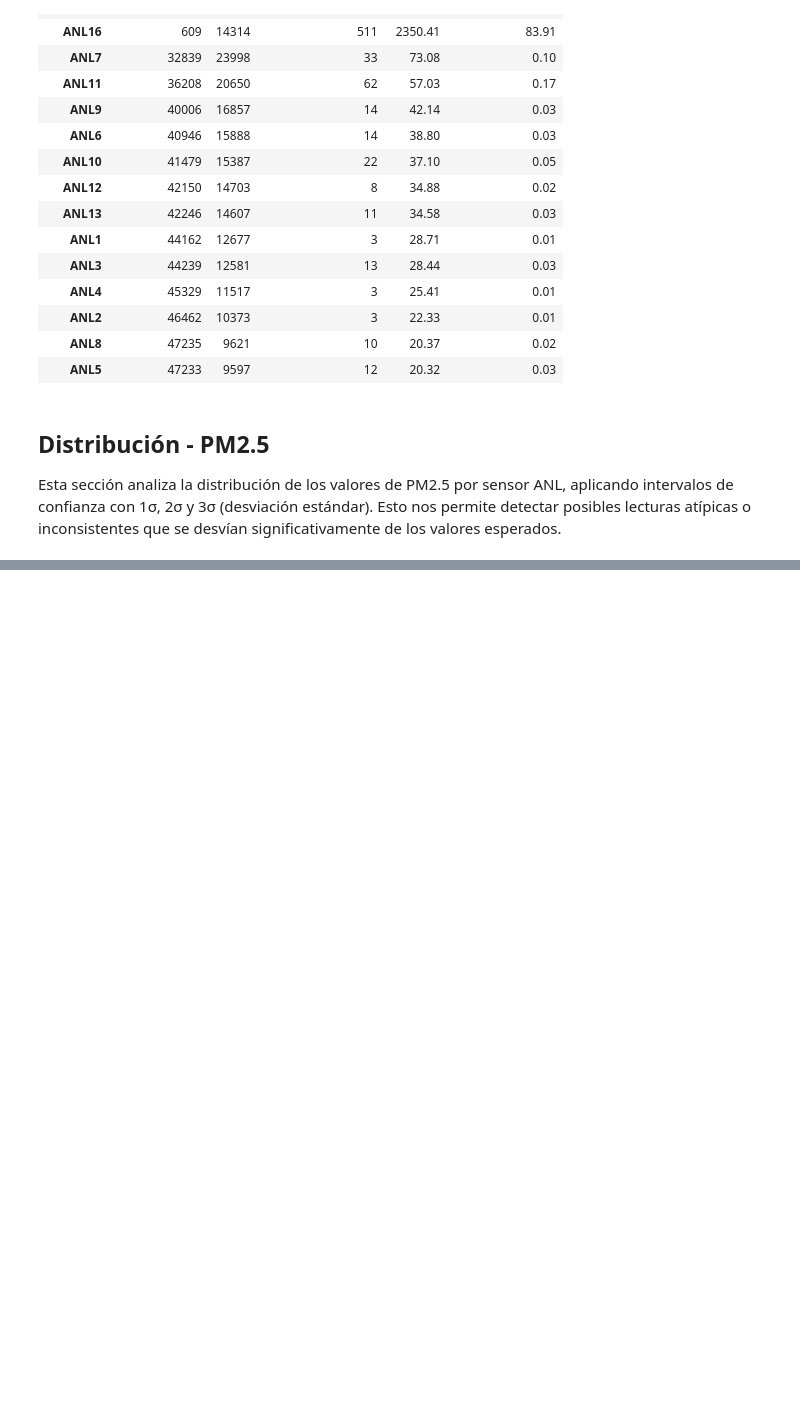
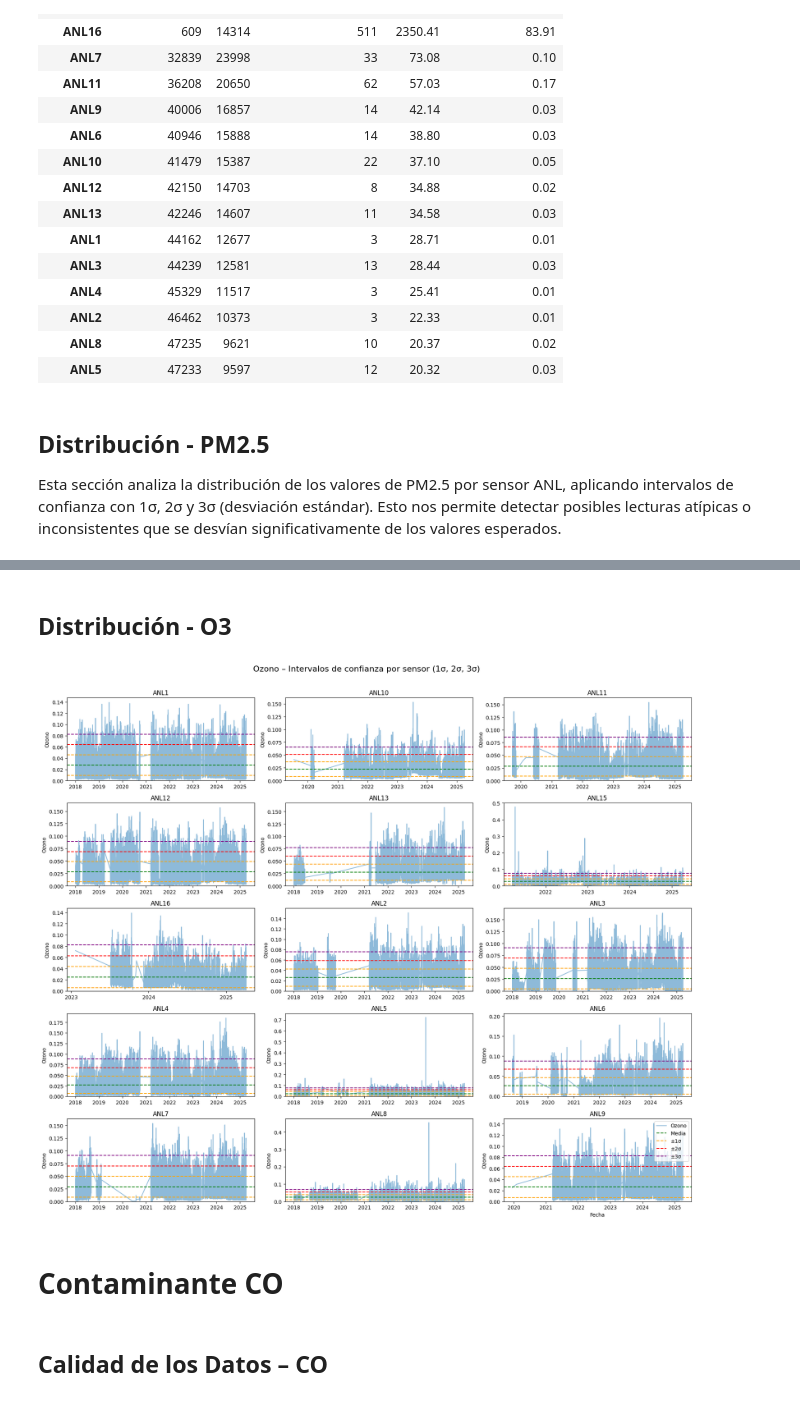
Before and after one commit to SimplySanti/daacc_preficient, a Jupyter notebook: notebooks/DataAnalysis.ipynb, the cells around one changed output, grey strips where cells are left out. Cells and saved outputs as stored; diff of their text form; code cells hidden in the pictures; blank space fills up the shorter version.

```diff
--- a/notebooks/DataAnalysis.ipynb
+++ b/notebooks/DataAnalysis.ipynb
@@ -120,0 +215,10 @@ plt.show()
+# %% [markdown]
+## Distribución - O3
+# %%
+graficar_intervalos_confianza(registros_filtrados, sensores, "O3", "Ozono")
+# %% [output]
+[figure, added]
+# %% [markdown]
+# Contaminante CO
+# %% [markdown]
+## Calidad de los Datos – CO
```
Also changed, not shown: parts of 43 cells of this notebook, 2 other files.
